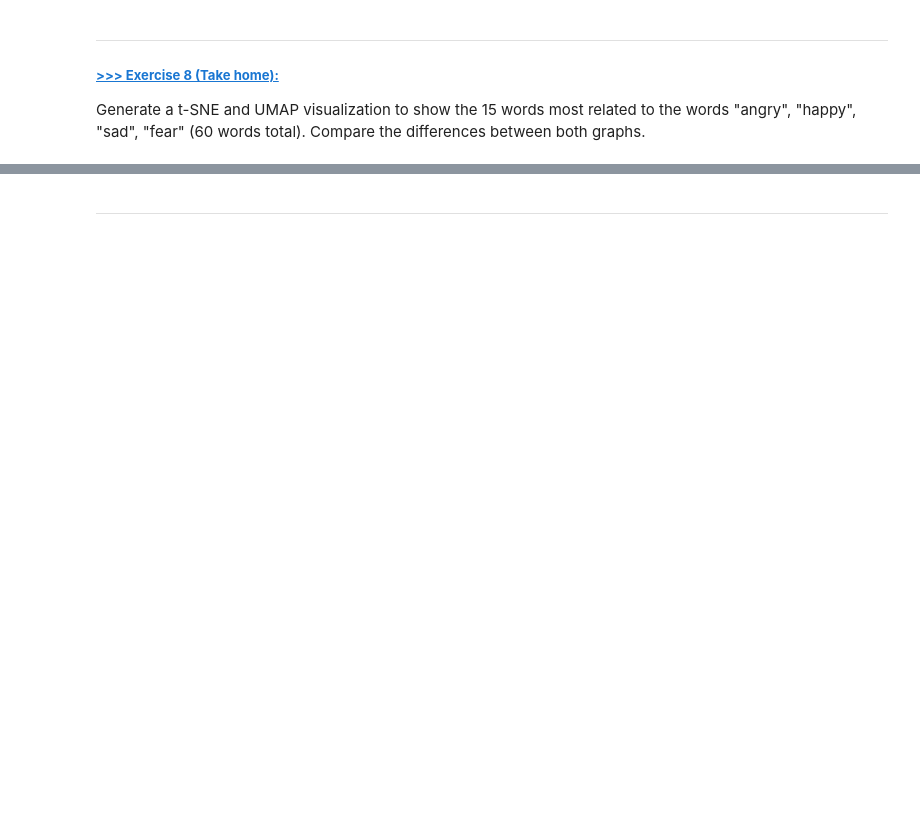
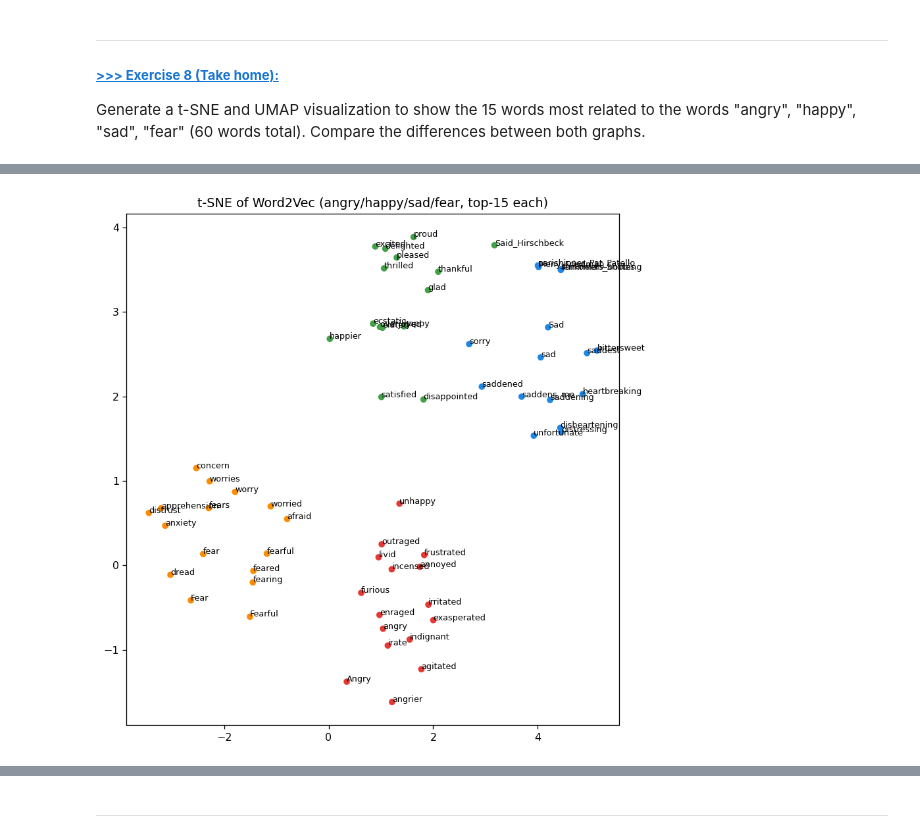
Before and after one commit to u105500014-wq/DM2025-Lab2-Exercise, a Jupyter notebook: DM2025-Lab2-Master-Phase_1.ipynb, the cells around one changed output, grey strips where cells are left out. Cells and saved outputs as stored; diff of their text form; code cells hidden in the pictures; blank space fills up the shorter version.

```diff
--- a/DM2025-Lab2-Master-Phase_1.ipynb
+++ b/DM2025-Lab2-Master-Phase_1.ipynb
@@ -1468,0 +1483,91 @@ Generate a t-SNE and UMAP visualization to show the 15 words most related to the
+# %%
+# Answer here
+#
+# In the t-SNE plot, words with similar meanings form clear local clusters.
+# For example, angry-related words like “furious,” “irate,” and “annoyed” group together,
+# while fear-related terms such as “anxiety,” “worry,” and “dread” form another cluster.
+# However, t-SNE focuses mainly on local similarity, so the global distances between clusters may not be consistent each run.
+#
+# The UMAP plot shows a more stable and globally organized structure.
+# Each emotion cluster remains compact, but the spatial arrangement is smoother and more interpretable.
+# UMAP preserves both local and global relationships better than t-SNE, so overall category separation is clearer.
+
+import numpy as np
+import matplotlib.pyplot as plt
+from sklearn.manifold import TSNE
+import umap.umap_ as umap
+
+# target words
+targets = ["angry", "happy", "sad", "fear"]
+topn = 15
+
+def safe_most_similar(model, word, topn=15): # safe version to avoid KeyError
+    try:
+        return [w for w, _ in model.most_similar(word, topn=topn)]
+    except KeyError:
+        return []
+
+# group words by target
+group_words = {}
+for w in targets:
+    sims = safe_most_similar(w2v_google_model, w, topn=topn)
+    # include the target word itself
+    words = [w] + [x for x in sims if x not in {w}]
+    group_words[w] = words
+
+# collect all unique words
+all_words = []
+for w in targets:
+    for x in group_words[w]:
+        if x not in all_words and x in w2v_google_model.key_to_index:
+            all_words.append(x)
+
+print(f"Total unique words: {len(all_words)}")
+for k, v in group_words.items():
+    print(f"{k} ({len(v)}):", v[:5], "...")
+
+# get word vectors
+X = w2v_google_model[all_words]  # shape: (N, 300)
+
+# coloring
+palette = {
+    "angry": "#E53935",  # red
+    "happy": "#43A047",  # green
+    "sad"  : "#1E88E5",  # blue
+    "fear" : "#FB8C00",  # orange
+}
+labels = []
+colors = []
+for w in all_words:
+    belong = None
+    for g in targets:
+        if w in group_words[g]:
+            belong = g
+            break
+    labels.append(belong if belong else "other")
+    colors.append(palette.get(belong, "#9E9E9E"))
+
+# t-SNE
+tsne = TSNE(n_components=2, metric="cosine", random_state=28, init="random", perplexity=30)
+X_tsne = tsne.fit_transform(X)
+
+plt.figure(figsize=(7.5, 7.5), dpi=115)
+plt.scatter(X_tsne[:, 0], X_tsne[:, 1], s=26, c=colors)
+for label, x, y in zip(all_words, X_tsne[:, 0], X_tsne[:, 1]):
+    plt.annotate(label, xy=(x, y), xytext=(0, 0), textcoords='offset points', fontsize=8)
+plt.title("t-SNE of Word2Vec (angry/happy/sad/fear, top-15 each)")
+plt.tight_layout()
+plt.show()
+
+# UMAP
+umap_model = umap.UMAP(n_components=2, metric="cosine", random_state=28, n_neighbors=15, min_dist=0.1)
+X_umap = umap_model.fit_transform(X)
+
+plt.figure(figsize=(7.5, 7.5), dpi=115)
+plt.scatter(X_umap[:, 0], X_umap[:, 1], s=26, c=colors)
+for label, x, y in zip(all_words, X_umap[:, 0], X_umap[:, 1]):
+    plt.annotate(label, xy=(x, y), xytext=(0, 0), textcoords='offset points', fontsize=8)
+plt.title("UMAP of Word2Vec (angry/happy/sad/fear, top-15 each)")
+plt.tight_layout()
+plt.show()
+# %% [output]
@@ -1468,0 +1579 @@ Generate a t-SNE and UMAP visualization to show the 15 words most related to the
+[figure, added]
```
Also changed, not shown: parts of 17 cells of this notebook, 4 other files.
